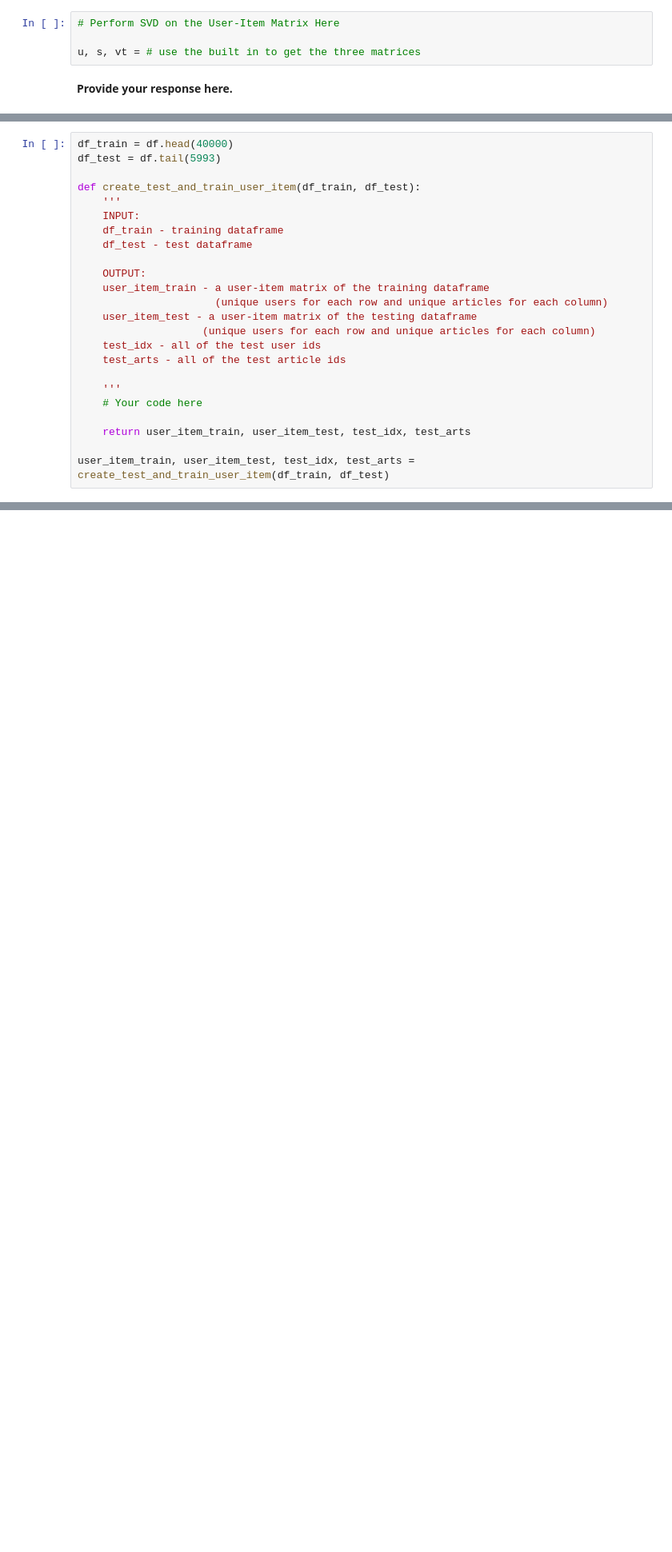
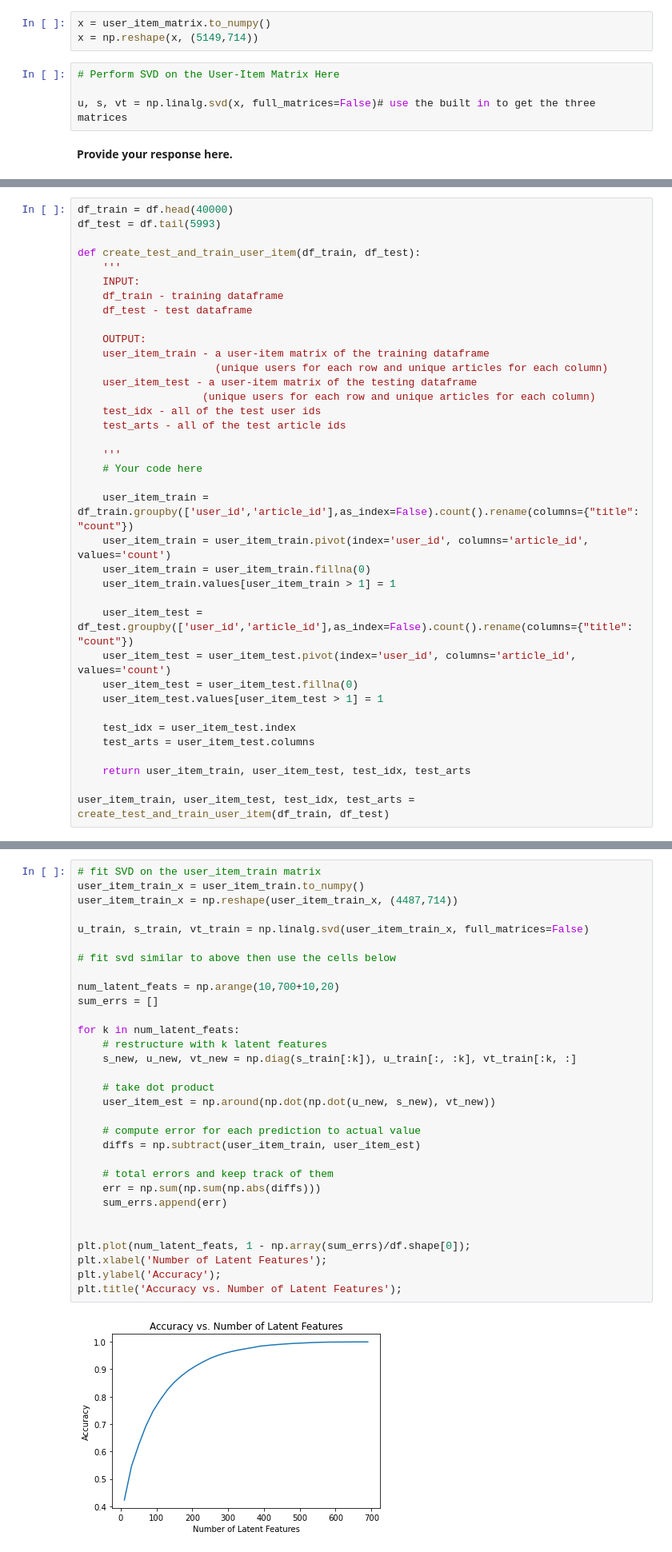
Before and after one commit to ditivaidya/Udacity-Project-III, a Jupyter notebook: Recommendations_with_IBM.ipynb, the cells around one changed output, grey strips where cells are left out. Shown at 80% size. Drawn from its saved outputs; the diff is of its cells as text; blank space fills up the shorter version.

```diff
--- a/Recommendations_with_IBM.ipynb
+++ b/Recommendations_with_IBM.ipynb
@@ -673,9 +682,12 @@ user_item_matrix.head()
 # %% [markdown]
 `2.` In this situation, you can use Singular Value Decomposition from [numpy](https://docs.scipy.org/doc/numpy-1.14.0/reference/generated/numpy.linalg.svd.html) on the user-item matrix.  Use the cell to perform SVD, and explain why this is different than in the lesson.
+# %%
+x = user_item_matrix.to_numpy()
+x = np.reshape(x, (5149,714))
 # %%
 # Perform SVD on the User-Item Matrix Here
 
-u, s, vt = # use the built in to get the three matrices
+u, s, vt = np.linalg.svd(x, full_matrices=False)# use the built in to get the three matrices
 # %% [markdown]
 **Provide your response here.**
 # %% [markdown]
@@ -733,6 +747,19 @@ def create_test_and_train_user_item(df_train, df_test):
     '''
     # Your code here
 
+    user_item_train = df_train.groupby(['user_id','article_id'],as_index=False).count().rename(columns={"title": "count"})
+    user_item_train = user_item_train.pivot(index='user_id', columns='article_id', values='count')
+    user_item_train = user_item_train.fillna(0)
+    user_item_train.values[user_item_train > 1] = 1
+
+    user_item_test = df_test.groupby(['user_id','article_id'],as_index=False).count().rename(columns={"title": "count"})
+    user_item_test = user_item_test.pivot(index='user_id', columns='article_id', values='count')
+    user_item_test = user_item_test.fillna(0)
+    user_item_test.values[user_item_test > 1] = 1
+
+    test_idx = user_item_test.index
+    test_arts = user_item_test.columns
+
     return user_item_train, user_item_test, test_idx, test_arts
 
 user_item_train, user_item_test, test_idx, test_arts = create_test_and_train_user_item(df_train, df_test)
@@ -761,0 +788,33 @@ u_train, s_train, vt_train = # fit svd similar to above then use the cells below
+# %%
+# fit SVD on the user_item_train matrix
+user_item_train_x = user_item_train.to_numpy()
+user_item_train_x = np.reshape(user_item_train_x, (4487,714))
+
+u_train, s_train, vt_train = np.linalg.svd(user_item_train_x, full_matrices=False)
+
+# fit svd similar to above then use the cells below
+
+num_latent_feats = np.arange(10,700+10,20)
+sum_errs = []
+
+for k in num_latent_feats:
+    # restructure with k latent features
+    s_new, u_new, vt_new = np.diag(s_train[:k]), u_train[:, :k], vt_train[:k, :]
+
+    # take dot product
+    user_item_est = np.around(np.dot(np.dot(u_new, s_new), vt_new))
+
+    # compute error for each prediction to actual value
+    diffs = np.subtract(user_item_train, user_item_est)
+
+    # total errors and keep track of them
+    err = np.sum(np.sum(np.abs(diffs)))
+    sum_errs.append(err)
+
+
+plt.plot(num_latent_feats, 1 - np.array(sum_errs)/df.shape[0]);
+plt.xlabel('Number of Latent Features');
+plt.ylabel('Accuracy');
+plt.title('Accuracy vs. Number of Latent Features');
+# %% [output]
+[figure, added]
```
Also changed, not shown: parts of 7 cells of this notebook.
